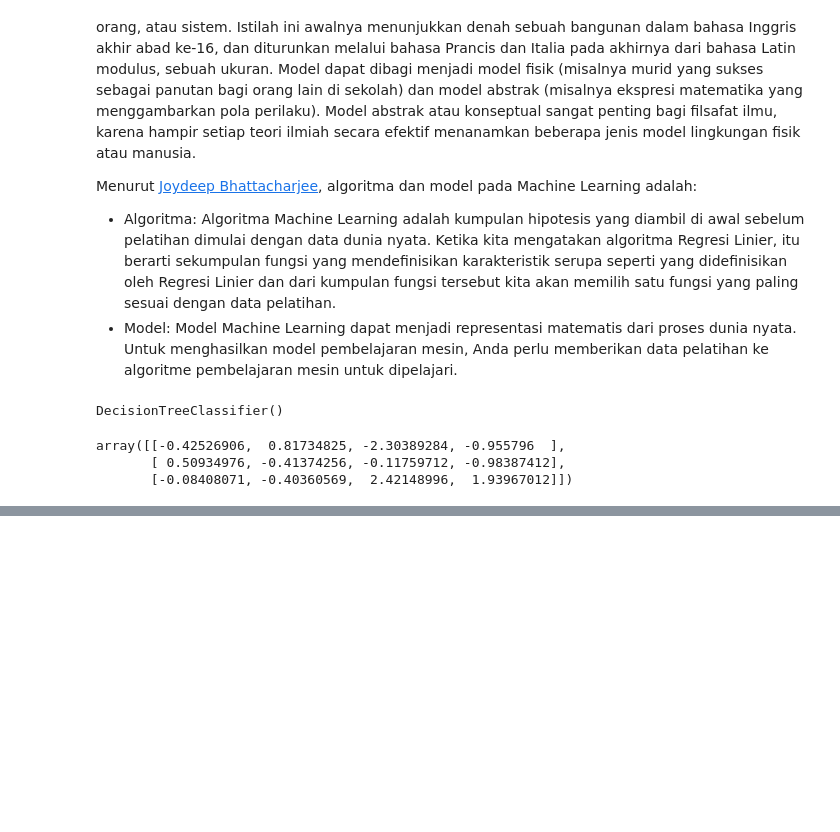
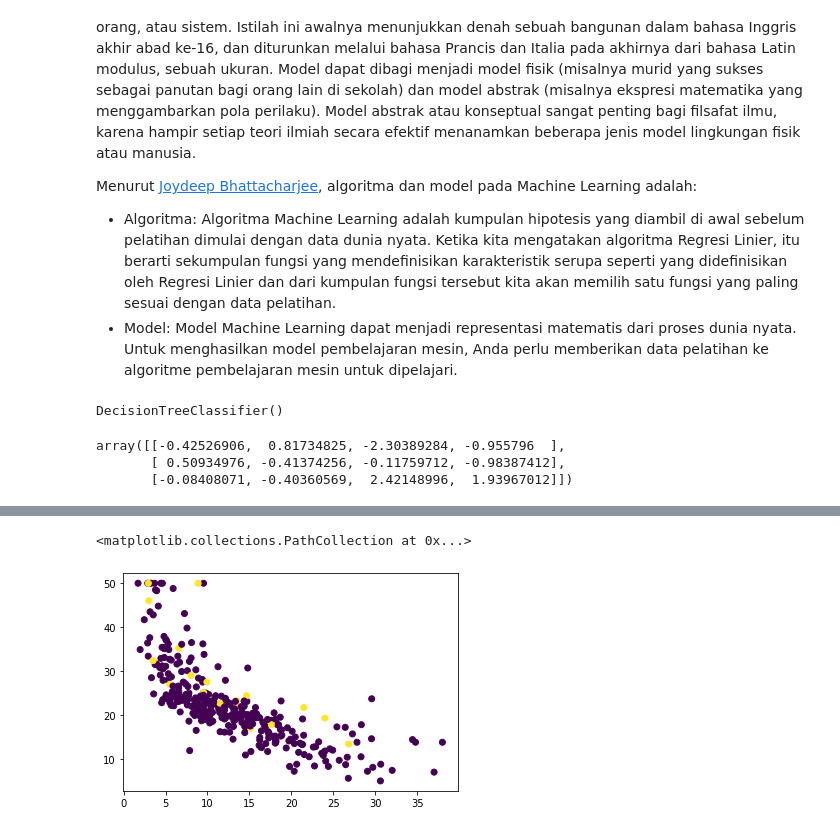
Before and after one commit to YogiAnggara129/ml-path, a Jupyter notebook: ml-intro.ipynb, the cells around one changed output, grey strips where cells are left out. Drawn from its saved outputs; the diff is of its cells as text; code cells hidden in the pictures; blank space fills up the shorter version.

```diff
--- a/ml-intro.ipynb
+++ b/ml-intro.ipynb
@@ -61,0 +172,5 @@ Dataset di atas merupakan data bunga iris
+# %%
+plt.scatter(df['lstat'], df['medv'])
+# %% [output]
+<matplotlib.collections.PathCollection at 0x...>
+[figure, added]
```
Also changed, not shown: parts of 44 cells of this notebook.
